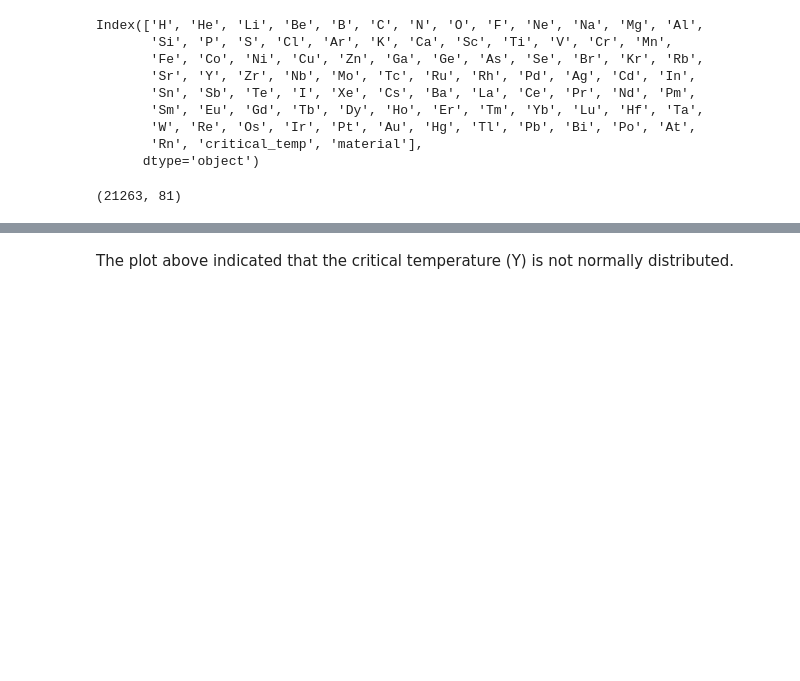
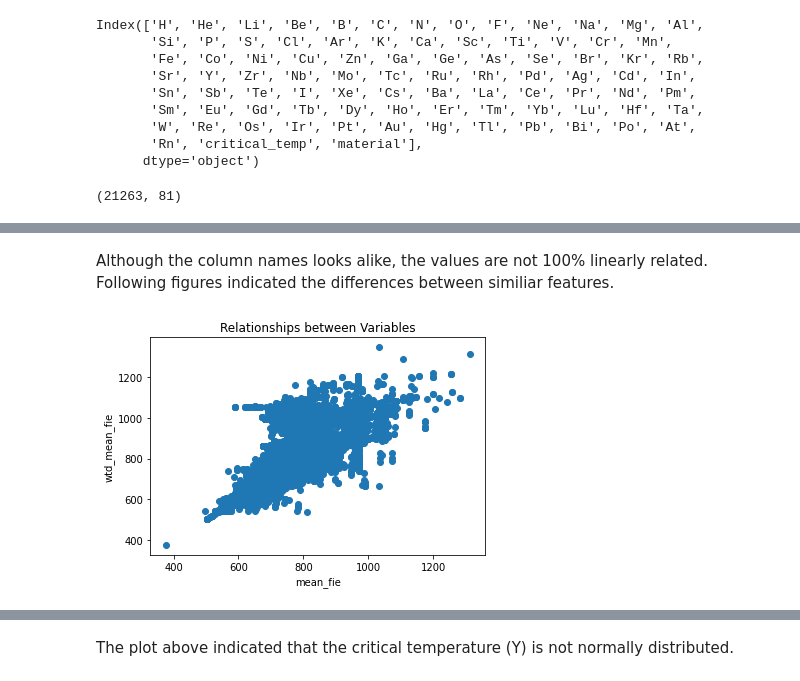
Before and after one commit to kuohu233/IE_7300, a Jupyter notebook: project.ipynb, the cells around one changed output, grey strips where cells are left out. Drawn from its saved outputs; the diff is of its cells as text; code cells hidden in the pictures; blank space fills up the shorter version.

```diff
--- a/project.ipynb
+++ b/project.ipynb
@@ -149,0 +155,10 @@ Text(0.5, 1.0, 'wtd_mean_FusionHeat')
+# %% [markdown]
+Although the column names looks alike, the values are not 100% linearly related. Following figures indicated the differences between similiar features.
+# %%
+plt.scatter(x['mean_fie'],x['wtd_mean_fie'])
+plt.title('Relationships between Variables')
+plt.xlabel('mean_fie')
+plt.ylabel('wtd_mean_fie')
+plt.show()
+# %% [output]
+[figure, added]
```
Also changed, not shown: parts of 14 cells of this notebook.
